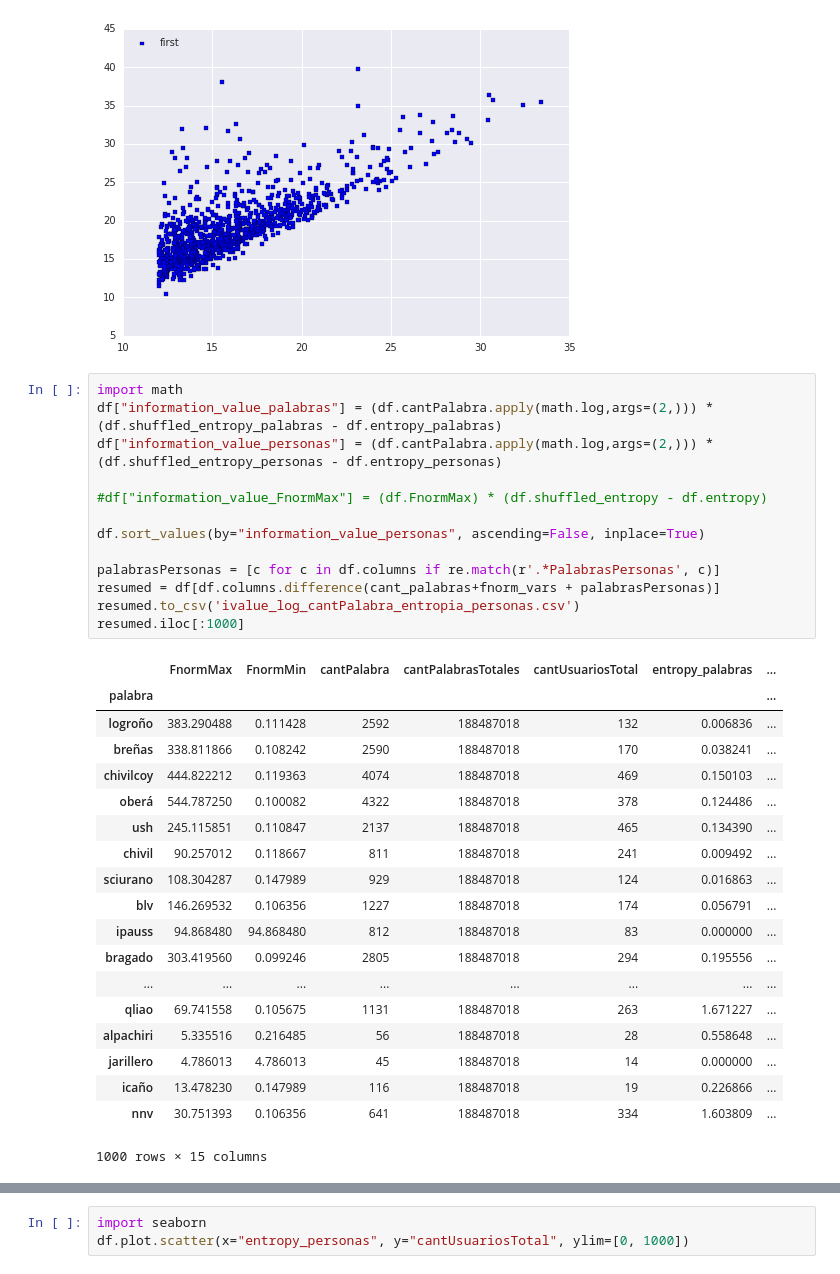
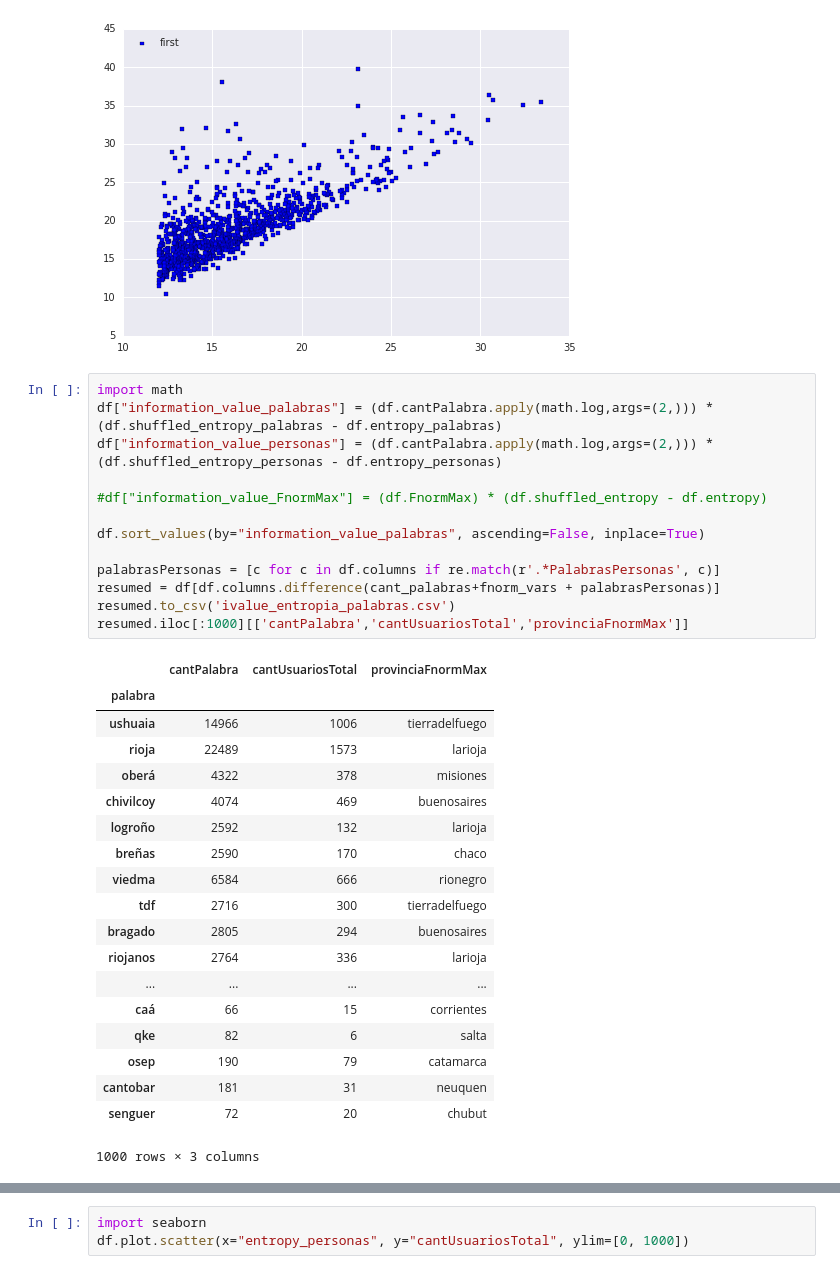
Before and after one commit to daleman/tesis, a Jupyter notebook: notebooks/info.ipynb, the cells around one changed output, grey strips where cells are left out. Saved outputs shown, nothing was run; the diff lists cells and outputs as text.

Commit message:
information value metric and generation of list sorted by entropy

```diff
--- a/notebooks/info.ipynb
+++ b/notebooks/info.ipynb
@@ -88,33 +94,33 @@ plt.show()
 # %%
 import math
 df["information_value_palabras"] = (df.cantPalabra.apply(math.log,args=(2,))) * (df.shuffled_entropy_palabras - df.entropy_palabras)
 df["information_value_personas"] = (df.cantPalabra.apply(math.log,args=(2,))) * (df.shuffled_entropy_personas - df.entropy_personas)
 
 #df["information_value_FnormMax"] = (df.FnormMax) * (df.shuffled_entropy - df.entropy)
 
-df.sort_values(by="information_value_personas", ascending=False, inplace=True)
+df.sort_values(by="information_value_palabras", ascending=False, inplace=True)
 
 palabrasPersonas = [c for c in df.columns if re.match(r'.*PalabrasPersonas', c)]
 resumed = df[df.columns.difference(cant_palabras+fnorm_vars + palabrasPersonas)]
-resumed.to_csv('ivalue_log_cantPalabra_entropia_personas.csv')
-resumed.iloc[:1000]
+resumed.to_csv('ivalue_entropia_palabras.csv')
+resumed.iloc[:1000][['cantPalabra','cantUsuariosTotal','provinciaFnormMax']]
 # %% [output]
-|  | FnormMax | FnormMin | cantPalabra | cantPalabrasTotales | cantUsuariosTotal | entropy_palabras | ... |
-| palabra |  |  |  |  |  |  | ... |
-| logroño | 383.290488 | 0.111428 | 2592 | 188487018 | 132 | 0.006836 | ... |
-| breñas | 338.811866 | 0.108242 | 2590 | 188487018 | 170 | 0.038241 | ... |
-| chivilcoy | 444.822212 | 0.119363 | 4074 | 188487018 | 469 | 0.150103 | ... |
-| oberá | 544.787250 | 0.100082 | 4322 | 188487018 | 378 | 0.124486 | ... |
-| ush | 245.115851 | 0.110847 | 2137 | 188487018 | 465 | 0.134390 | ... |
-| chivil | 90.257012 | 0.118667 | 811 | 188487018 | 241 | 0.009492 | ... |
-| sciurano | 108.304287 | 0.147989 | 929 | 188487018 | 124 | 0.016863 | ... |
-| blv | 146.269532 | 0.106356 | 1227 | 188487018 | 174 | 0.056791 | ... |
-| ipauss | 94.868480 | 94.868480 | 812 | 188487018 | 83 | 0.000000 | ... |
-| bragado | 303.419560 | 0.099246 | 2805 | 188487018 | 294 | 0.195556 | ... |
-| ... | ... | ... | ... | ... | ... | ... | ... |
-| qliao | 69.741558 | 0.105675 | 1131 | 188487018 | 263 | 1.671227 | ... |
-| alpachiri | 5.335516 | 0.216485 | 56 | 188487018 | 28 | 0.558648 | ... |
-| jarillero | 4.786013 | 4.786013 | 45 | 188487018 | 14 | 0.000000 | ... |
-| icaño | 13.478230 | 0.147989 | 116 | 188487018 | 19 | 0.226866 | ... |
-| nnv | 30.751393 | 0.106356 | 641 | 188487018 | 334 | 1.603809 | ... |
+|  | cantPalabra | cantUsuariosTotal | provinciaFnormMax |
+| palabra |  |  |  |
+| ushuaia | 14966 | 1006 | tierradelfuego |
+| rioja | 22489 | 1573 | larioja |
+| oberá | 4322 | 378 | misiones |
+| chivilcoy | 4074 | 469 | buenosaires |
+| logroño | 2592 | 132 | larioja |
+| breñas | 2590 | 170 | chaco |
+| viedma | 6584 | 666 | rionegro |
+| tdf | 2716 | 300 | tierradelfuego |
+| bragado | 2805 | 294 | buenosaires |
+| riojanos | 2764 | 336 | larioja |
+| ... | ... | ... | ... |
+| caá | 66 | 15 | corrientes |
+| qke | 82 | 6 | salta |
+| osep | 190 | 79 | catamarca |
+| cantobar | 181 | 31 | neuquen |
+| senguer | 72 | 20 | chubut |
-1000 rows × 15 columns
+1000 rows × 3 columns
```
Also changed, not shown: parts of 8 cells of this notebook, 7 other files.
